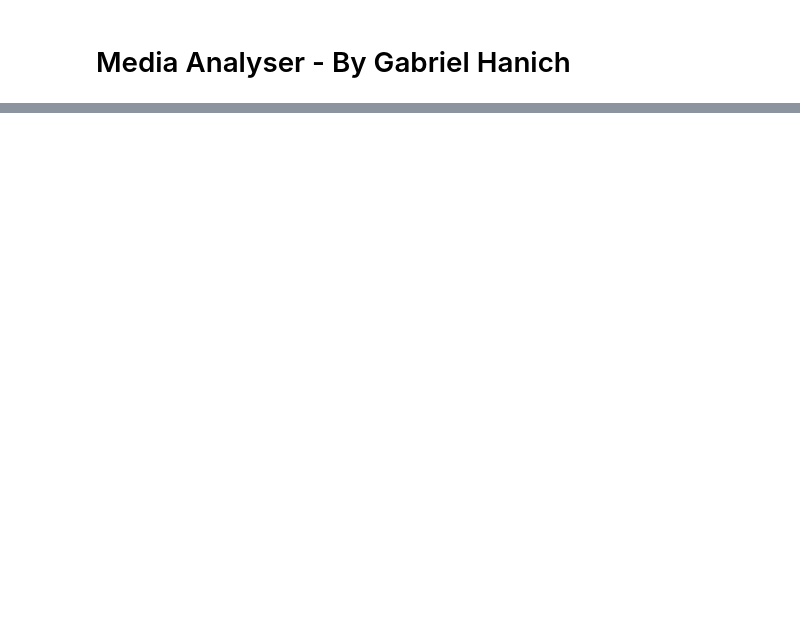
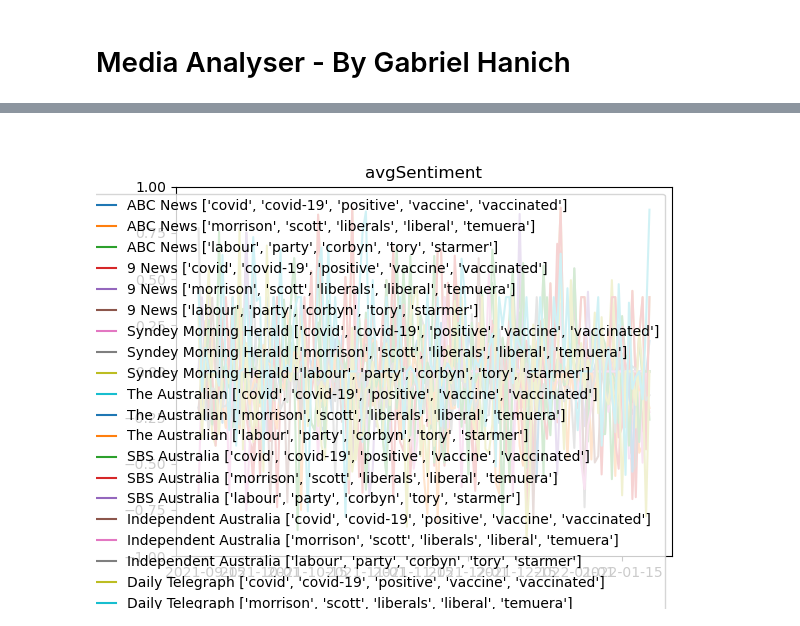
Before and after one commit to gabriel-hanich/Aus-Media-Study, a Jupyter notebook: Analysing/notebooks/Analyser.ipynb, the cells around one changed output, grey strips where cells are left out. Cells and saved outputs as stored; diff of their text form; code cells hidden in the pictures; blank space fills up the shorter version.

```diff
--- a/Analysing/notebooks/Analyser.ipynb
+++ b/Analysing/notebooks/Analyser.ipynb
@@ -254,0 +307,5 @@ ABC News WORD PLOT
+# %%
+ax.legend()
+plt.show()
+# %% [output]
+[figure, added]
```
Also changed, not shown: parts of 10 cells of this notebook, 1 other file.
